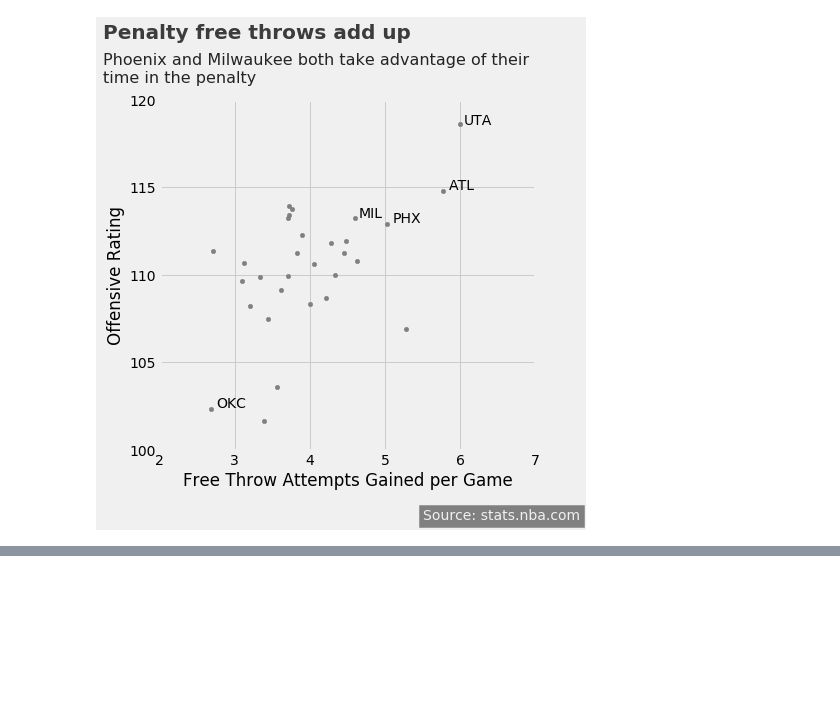
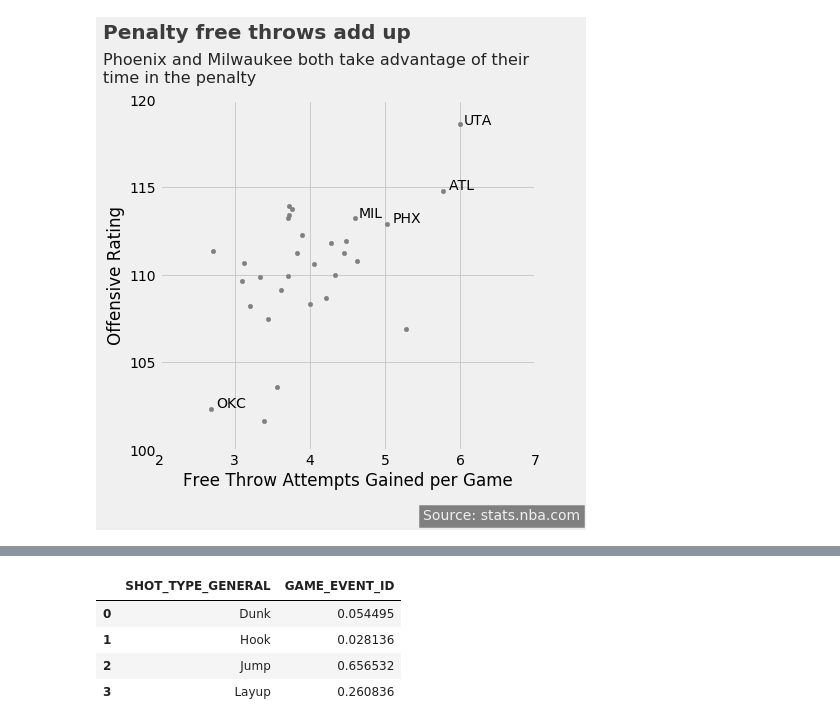
Before and after one commit to basketballrelativity/team-fouls, a Jupyter notebook: exploration.ipynb, the cells around one changed output, grey strips where cells are left out. Drawn from its saved outputs; the diff is of its cells as text; code cells hidden in the pictures; blank space fills up the shorter version.

```diff
--- a/exploration.ipynb
+++ b/exploration.ipynb
@@ -199,0 +272,10 @@ Text(2.75, 102.4, 'OKC')
+# %%
+no_penalty_shot_df = pd.DataFrame(no_penalty_df.groupby("SHOT_TYPE_GENERAL")["GAME_EVENT_ID"].count()/len(no_penalty_df))
+no_penalty_shot_df = no_penalty_shot_df.reset_index()
+no_penalty_shot_df
+# %% [output]
+|  | SHOT_TYPE_GENERAL | GAME_EVENT_ID |
+| 0 | Dunk | 0.054495 |
+| 1 | Hook | 0.028136 |
+| 2 | Jump | 0.656532 |
+| 3 | Layup | 0.260836 |
```
Also changed, not shown: parts of 15 cells of this notebook, 4 other files.
